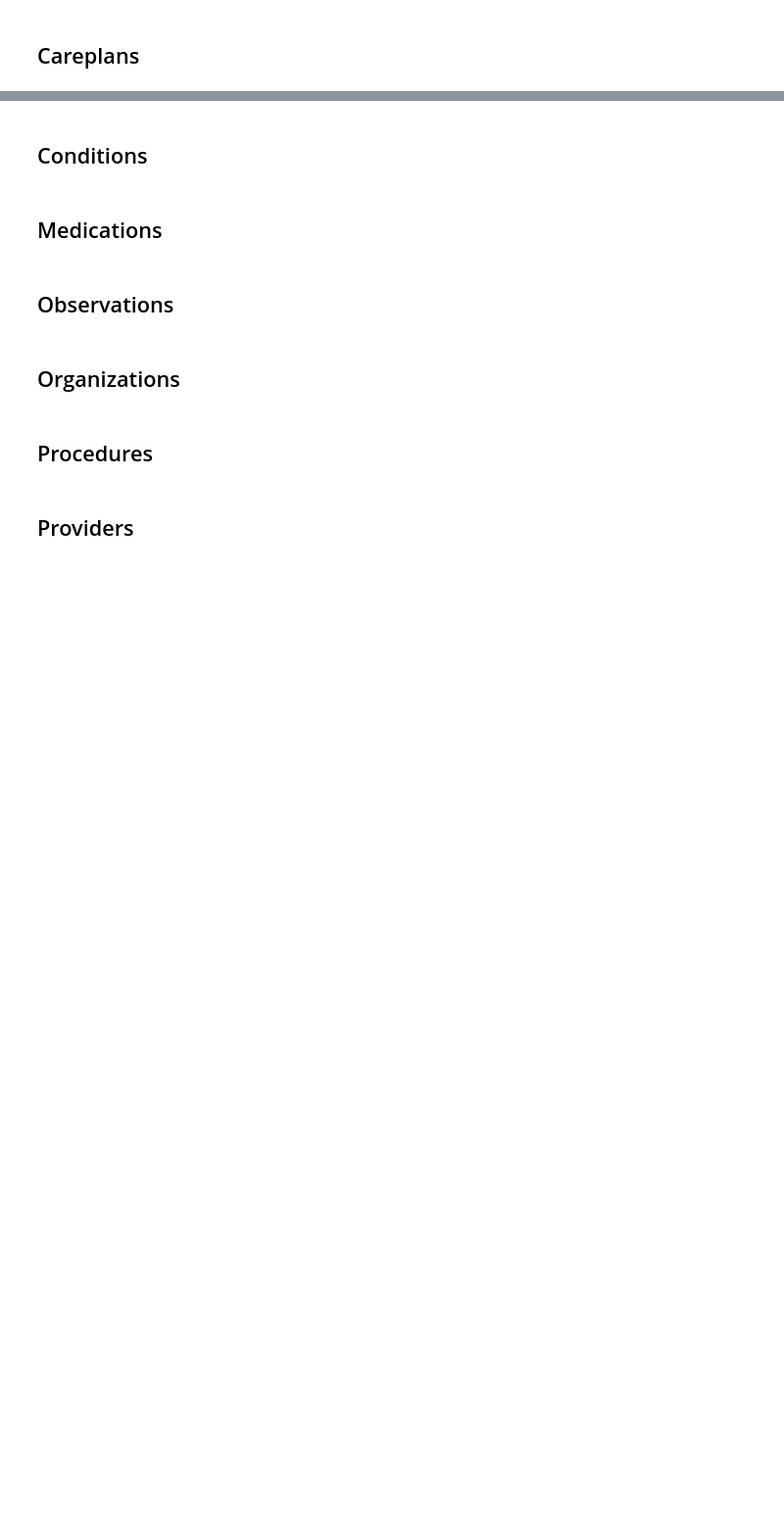
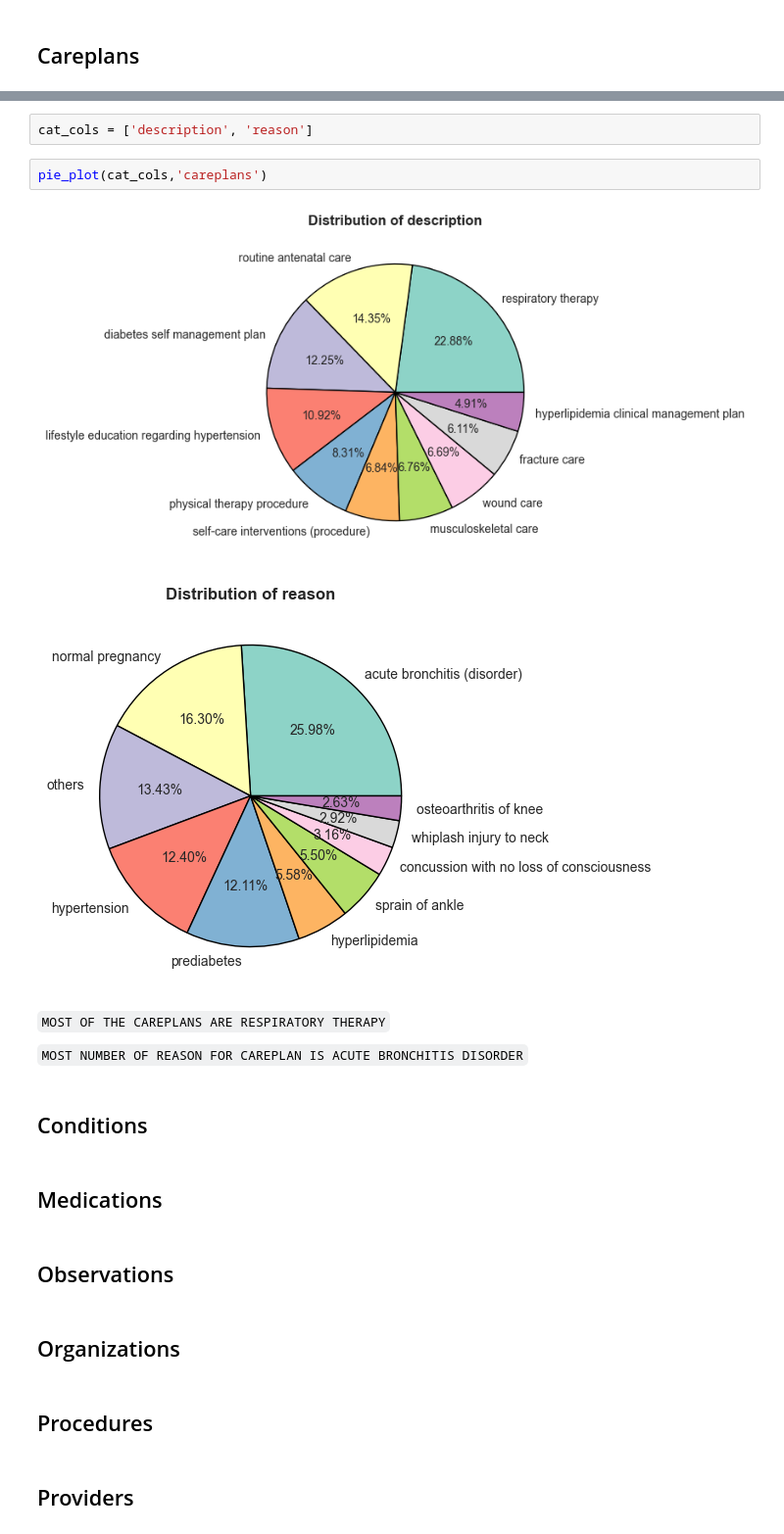
Before and after one commit to IamRaNo/Portfolio-Projects-Repository, a Jupyter notebook: Synthea Datasets/Solutions/data_analysis/univariate_stats.ipynb, the cells around one changed output, grey strips where cells are left out. Shown at 98% size. Cells and saved outputs as stored; diff of their text form; blank space fills up the shorter version.

```diff
--- a/Synthea Datasets/Solutions/data_analysis/univariate_stats.ipynb
+++ b/Synthea Datasets/Solutions/data_analysis/univariate_stats.ipynb
@@ -76,3 +290,14 @@ pd.DataFrame.from_dict(dict,orient='index',columns=['row_count']).reset_index().
+# %%
+cat_cols = ['description', 'reason']
+# %%
+pie_plot(cat_cols,'careplans')
+# %% [output]
+[figure, added]
+[figure, added]
+# %% [markdown]
+`MOST OF THE CAREPLANS ARE RESPIRATORY THERAPY`
+
+`MOST NUMBER OF REASON FOR CAREPLAN IS ACUTE BRONCHITIS DISORDER`
 # %% [markdown]
 ## Conditions
 # %% [markdown]
```
Also changed, not shown: parts of 29 cells of this notebook.
